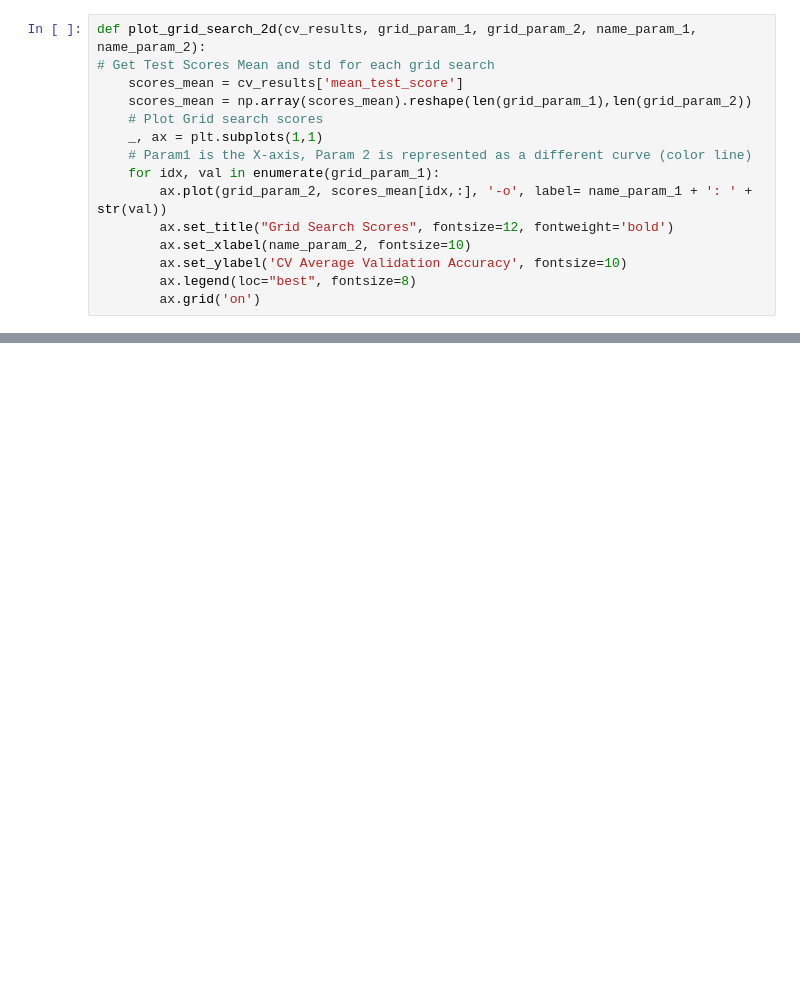
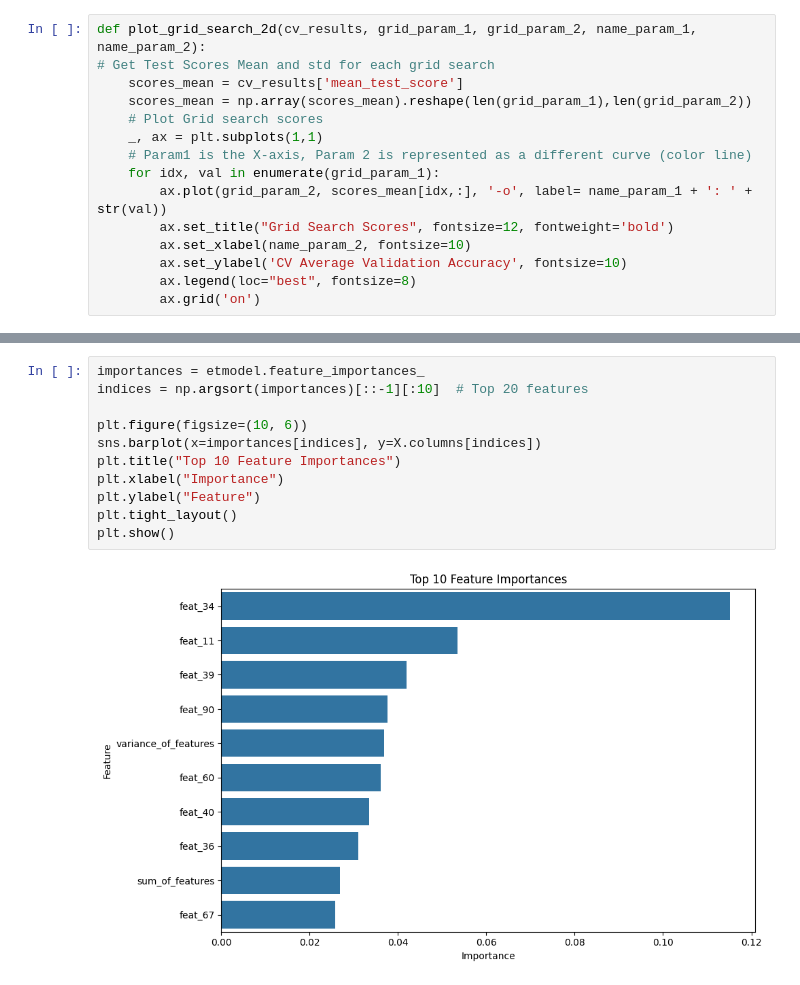
Before and after one commit to o2ba/fs-classify-products, a Jupyter notebook: data/Georgios & Joscha Random Forest/J03_Decision_Tree.ipynb, the cells around one changed output, grey strips where cells are left out. Drawn from its saved outputs; the diff is of its cells as text; blank space fills up the shorter version.

```diff
--- a/data/Georgios & Joscha Random Forest/J03_Decision_Tree.ipynb
+++ b/data/Georgios & Joscha Random Forest/J03_Decision_Tree.ipynb
@@ -52,0 +129,13 @@ etmodel.score(X_test, Y_test)
+# %%
+importances = etmodel.feature_importances_
+indices = np.argsort(importances)[::-1][:10]  # Top 20 features
+
+plt.figure(figsize=(10, 6))
+sns.barplot(x=importances[indices], y=X.columns[indices])
+plt.title("Top 10 Feature Importances")
+plt.xlabel("Importance")
+plt.ylabel("Feature")
+plt.tight_layout()
+plt.show()
+# %% [output]
+[figure, added]
```
Also changed, not shown: parts of 6 cells of this notebook, 1 other file.
